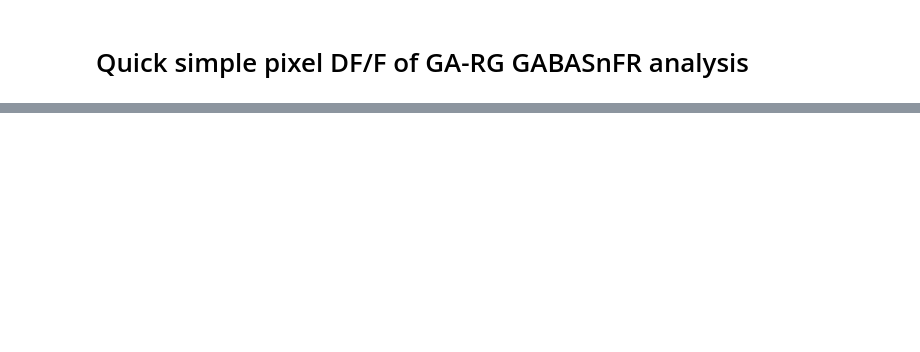
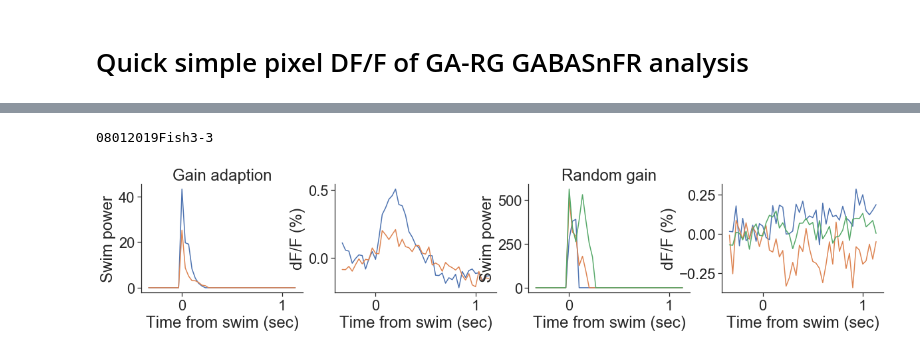
Before and after one commit to zqwei/DRN_voltage_analysis, a Jupyter notebook: Notebooks/simple_dFF_analysis_GABASnFR.ipynb, the cells around one changed output, grey strips where cells are left out. Drawn from its saved outputs; the diff is of its cells as text; code cells hidden in the pictures; blank space fills up the shorter version.

```diff
--- a/Notebooks/simple_dFF_analysis_GABASnFR.ipynb
+++ b/Notebooks/simple_dFF_analysis_GABASnFR.ipynb
@@ -24,2 +49,2 @@ dat_xls_file['folder'] = dat_xls_file['folder'].apply(lambda x: f'{x:0>8}')
 # %%
-row = dat_xls_file.iloc[0]
+row = dat_xls_file.iloc[7]
@@ -30,0 +87,62 @@ save_folder = dat_folder + f'{folder}/{fish}/Data'
+# %%
+# dFF = Y_d/(Y_r.transpose((1, 2, 0)) - Y_d)
+# ave_dff = dFF[(Y_base_mean>10) & (Y_base_mean<100)].mean(axis=0)
+# ave_dff = dFF[(Y_std>2)].mean(axis=0)
+ave_dff = Y_d[Y_base_mean>10].mean(axis=0)/(Y_r.transpose((1, 2, 0))[Y_base_mean>10].mean(axis=0) - Y_d[Y_base_mean>10].mean(axis=0))
+# %%
+folder = row['folder']
+fish = row['fish']
+task_type = row['task']
+_ = np.load(f'../Analysis/swim_power/{folder}_{fish}_swim_dat.npz')
+r_swim = _['r_swim']
+l_swim = _['l_swim']
+task_period = _['task_period'].astype('int')
+task_period_ = _['swim_task_index'].astype('int')
+visu = _['visu']
+p_swim = r_swim + l_swim
+swim_starts = _['swim_starts']
+swim_ends = _['swim_ends']
+swim_len = swim_ends - swim_starts
+valid_trial = (swim_len>1) & (p_swim.sum(axis=-1)>0)
+
+num_swim = len(swim_starts)
+dff_ = np.zeros((num_swim, t_len))
+for ns, s in enumerate(swim_starts):
+    dff_[ns] = ave_dff[(s-t_pre):(s+t_post)] - ave_dff[(s-t_flat):s].mean()
+valid_trial = (swim_len>1) & (p_swim.sum(axis=-1)>0)
+valid_trial = valid_trial & (p_swim[:, -t_valid:].sum(axis=-1)==0)
+valid_trial = valid_trial & (p_swim[:, :t_pre].sum(axis=-1)==0)
+# valid_trial = valid_trial & ((visu[:, :t_pre]<0).mean(axis=-1)==0)
+# valid_trial = valid_trial & ((visu[:, -t_valid:]<0).mean(axis=-1)==0)
+
+
+print(folder + fish)
+fig, ax = plt.subplots(1, 4, figsize=(20, 3))
+ax[0].plot(np.arange(-t_pre, t_post)/30, p_swim[valid_trial & (task_period==1)].mean(axis=0))
+ax[0].plot(np.arange(-t_pre, t_post)/30, p_swim[valid_trial & (task_period==3)].mean(axis=0))
+sns.despine()
+ax[0].set_xlabel('Time from swim (sec)')
+ax[0].set_ylabel('Swim power')
+ax[0].set_title('Gain adaption')
+for n in range(3):
+    ax[2].plot(np.arange(-t_pre, t_post)/30, p_swim[valid_trial & (task_period_==4+n)].mean(axis=0)*100)
+sns.despine()
+ax[2].set_xlabel('Time from swim (sec)')
+ax[2].set_ylabel('Swim power')
+ax[2].set_title('Random gain')
+ax[1].plot(np.arange(-t_pre, t_post)/30, np.mean(dff_[valid_trial & (task_period==1)], axis=0)*100)
+ax[1].plot(np.arange(-t_pre, t_post)/30, np.mean(dff_[valid_trial & (task_period==3)], axis=0)*100)
+# ax[1].plot(np.arange(-t_pre, t_post)/30, dff_[valid_trial & (task_period==1)].T, color='b')
+# ax[1].plot(np.arange(-t_pre, t_post)/30, dff_[valid_trial & (task_period==3)].T, color='r')
+sns.despine()
+ax[1].set_xlabel('Time from swim (sec)')
+ax[1].set_ylabel('dF/F (%)')
+for n in range(3):
+    ax[3].plot(np.arange(-t_pre, t_post)/30, np.mean(dff_[valid_trial & (task_period==n+4)], axis=0)*100)
+sns.despine()
+ax[3].set_xlabel('Time from swim (sec)')
+ax[3].set_ylabel('dF/F (%)')
+plt.show()
+# %% [output]
+08012019Fish3-3
+[figure, added]
```
Also changed, not shown: parts of 8 cells of this notebook, 1 other file.
